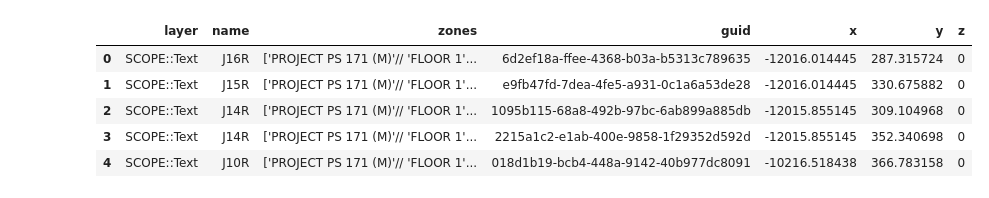
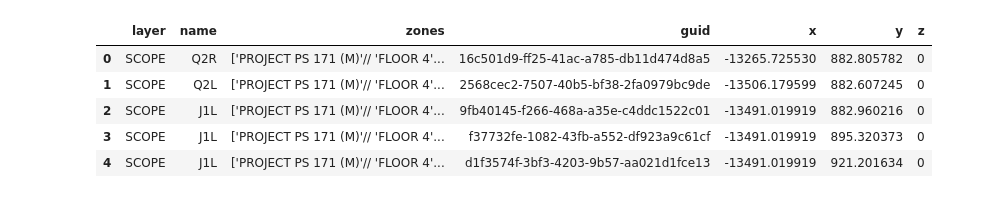
Before and after one commit to mj-bvtc/pythonTest, a Jupyter notebook: ipynotebooks/PS 171.ipynb, the cells around one changed output. Cells and saved outputs as stored; diff of their text form; code cells hidden in the pictures.

```diff
--- a/ipynotebooks/PS 171.ipynb
+++ b/ipynotebooks/PS 171.ipynb
@@ -1,20 +1,20 @@
 # %%
 import pandas as pd
 import numpy as np
 import re
 
 
-rh = r"V:\Projects\PS 171M_P18-1593\TerraCotta\_Preliminary_Models\_archive\PS 171 counts.xlsx"
+rh = r"C:\Users\mkreidler\Desktop\PS 171.xlsx"
 rhino = pd.read_excel(rh)
 
 rhino.head()
 # %% [output]
 |  | layer | name | zones | guid | x | y | z |
-| 0 | SCOPE::Text | J16R | ['PROJECT PS 171 (M)'// 'FLOOR 1'... | 6d2ef18a-ffee-4368-b03a-b5313c789635 | -12016.014445 | 287.315724 | 0 |
-| 1 | SCOPE::Text | J15R | ['PROJECT PS 171 (M)'// 'FLOOR 1'... | e9fb47fd-7dea-4fe5-a931-0c1a6a53de28 | -12016.014445 | 330.675882 | 0 |
-| 2 | SCOPE::Text | J14R | ['PROJECT PS 171 (M)'// 'FLOOR 1'... | 1095b115-68a8-492b-97bc-6ab899a885db | -12015.855145 | 309.104968 | 0 |
-| 3 | SCOPE::Text | J14R | ['PROJECT PS 171 (M)'// 'FLOOR 1'... | 2215a1c2-e1ab-400e-9858-1f29352d592d | -12015.855145 | 352.340698 | 0 |
-| 4 | SCOPE::Text | J10R | ['PROJECT PS 171 (M)'// 'FLOOR 1'... | 018d1b19-bcb4-448a-9142-40b977dc8091 | -10216.518438 | 366.783158 | 0 |
+| 0 | SCOPE | Q2R | ['PROJECT PS 171 (M)'// 'FLOOR 4'... | 16c501d9-ff25-41ac-a785-db11d474d8a5 | -13265.725530 | 882.805782 | 0 |
+| 1 | SCOPE | Q2L | ['PROJECT PS 171 (M)'// 'FLOOR 4'... | 2568cec2-7507-40b5-bf38-2fa0979bc9de | -13506.179599 | 882.607245 | 0 |
+| 2 | SCOPE | J1L | ['PROJECT PS 171 (M)'// 'FLOOR 4'... | 9fb40145-f266-468a-a35e-c4ddc1522c01 | -13491.019919 | 882.960216 | 0 |
+| 3 | SCOPE | J1L | ['PROJECT PS 171 (M)'// 'FLOOR 4'... | f37732fe-1082-43fb-a552-df923a9c61cf | -13491.019919 | 895.320373 | 0 |
+| 4 | SCOPE | J1L | ['PROJECT PS 171 (M)'// 'FLOOR 4'... | d1f3574f-3bf3-4203-9b57-aa021d1fce13 | -13491.019919 | 921.201634 | 0 |
 # %%
 rhino["swing_drop"] = ""
 rhino["floor"] = ""
```
Also changed, not shown: parts of 6 cells of this notebook, 20 other files.
